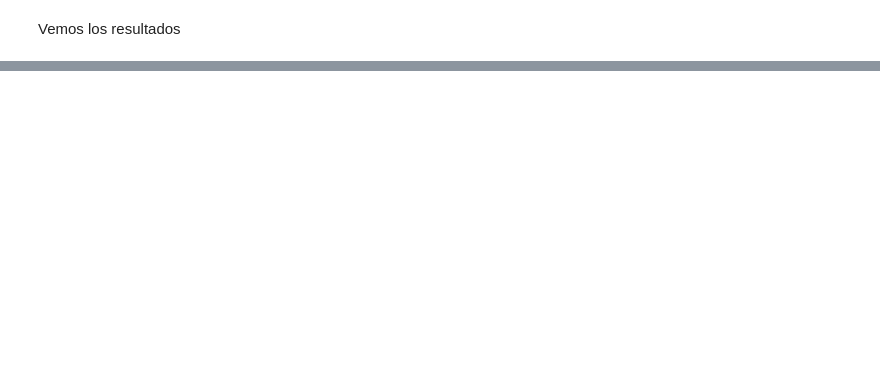
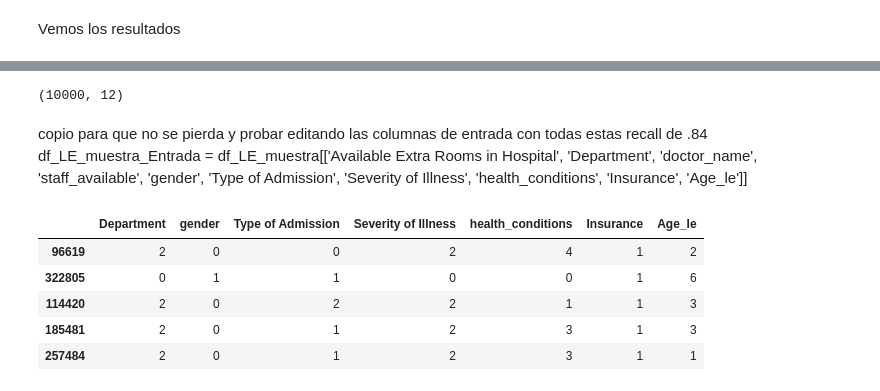
Before and after one commit to alkymvaletta/PI02_Datathon_AV, a Jupyter notebook: Red_Neuronal.ipynb, the cells around one changed output, grey strips where cells are left out. Saved outputs shown, nothing was run; the diff lists cells and outputs as text; code cells hidden in the pictures; blank space fills up the shorter version.

```diff
--- a/Red_Neuronal.ipynb
+++ b/Red_Neuronal.ipynb
@@ -266,0 +298,22 @@ df_TESTdummis= df_TESTdummis.drop(columns=['doctor_name_Dr Isaac','doctor_name_D
+# %%
+df_LE = pd.read_csv("dfLabelEncoder.csv")
+# %%
+df_LE_muestra = df_LE.sample(n= 10000)
+# %%
+df_LE_muestra.shape
+# %% [output]
+(10000, 12)
+# %% [markdown]
+copio para que no se pierda y probar editando las columnas de entrada con todas estas recall de .84
+df_LE_muestra_Entrada = df_LE_muestra[['Available Extra Rooms in Hospital', 'Department', 'doctor_name', 'staff_available', 'gender', 'Type of Admission', 'Severity of Illness', 'health_conditions', 'Insurance', 'Age_le']]
+# %%
+df_LE_muestra_Entrada = df_LE_muestra[['Department', 'gender', 'Type of Admission', 'Severity of Illness', 'health_conditions', 'Insurance', 'Age_le']]
+# %%
+df_LE_muestra_Entrada.head()
+# %% [output]
+|  | Department | gender | Type of Admission | Severity of Illness | health_conditions | Insurance | Age_le |
+| 96619 | 2 | 0 | 0 | 2 | 4 | 1 | 2 |
+| 322805 | 0 | 1 | 1 | 0 | 0 | 1 | 6 |
+| 114420 | 2 | 0 | 2 | 2 | 1 | 1 | 3 |
+| 185481 | 2 | 0 | 1 | 2 | 3 | 1 | 3 |
+| 257484 | 2 | 0 | 1 | 2 | 3 | 1 | 1 |
```
Also changed, not shown: parts of 69 cells of this notebook, 11 other files.
